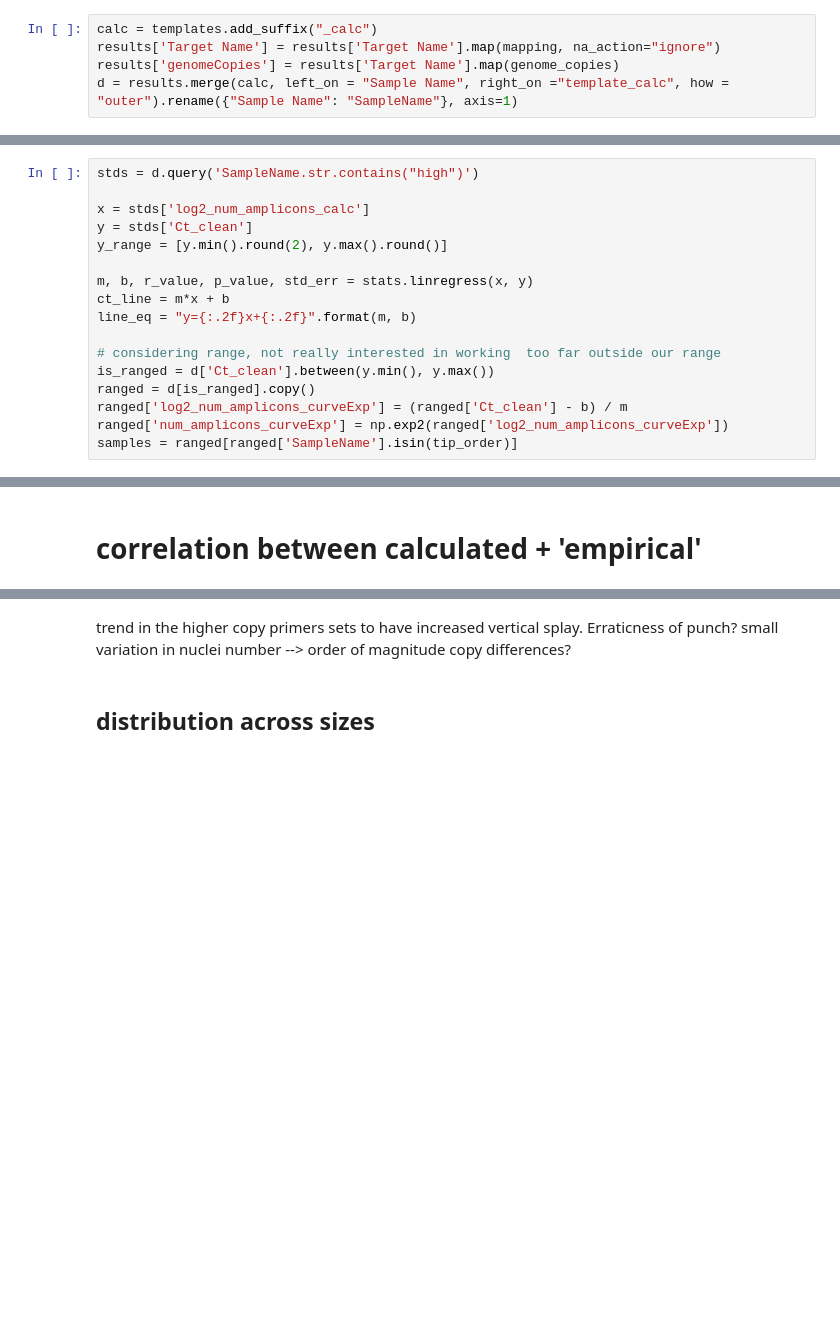
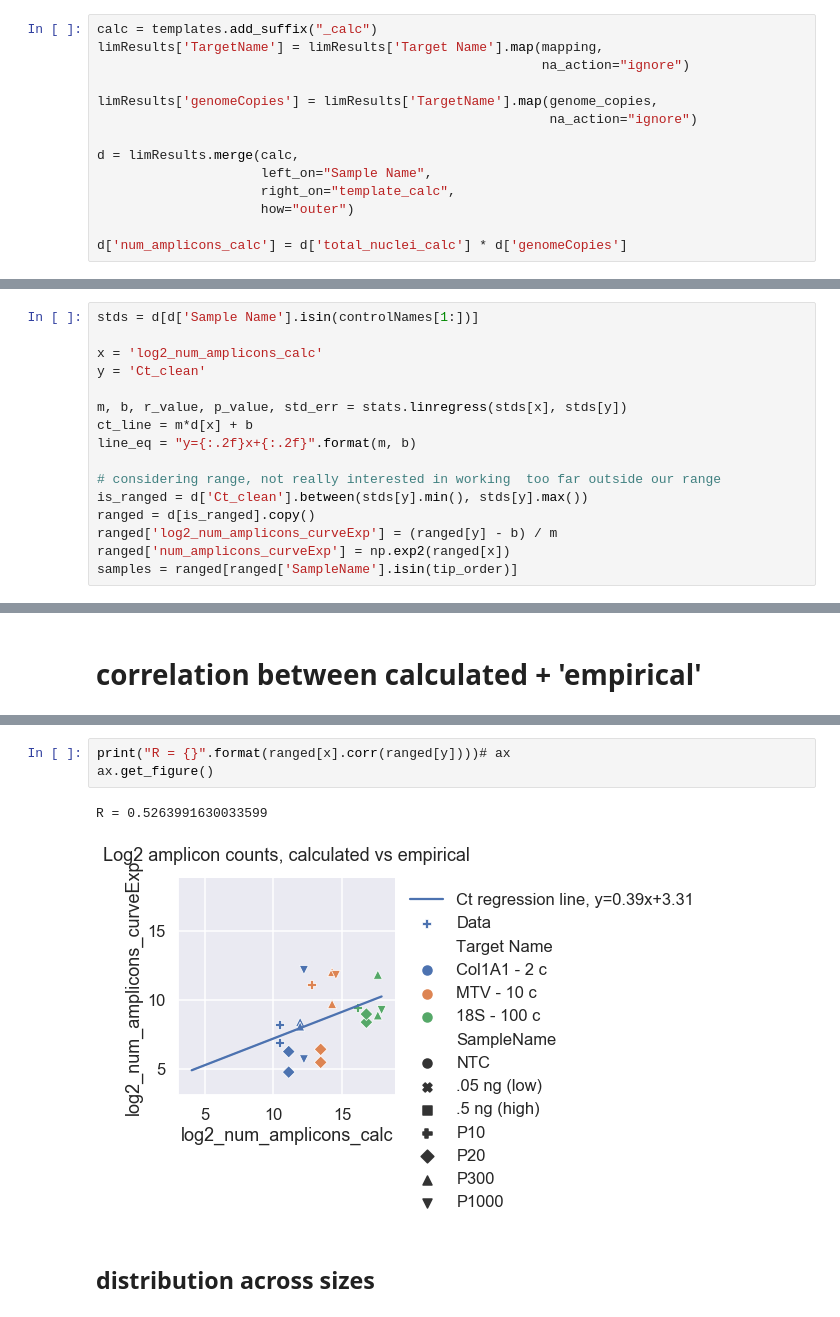
Before and after one commit to kathleenleeper/inSituSequencing, a Jupyter notebook: 200812_ampliconStdCurve-v4/v4_analysis.ipynb, the cells around one changed output, grey strips where cells are left out. Drawn from its saved outputs; the diff is of its cells as text; blank space fills up the shorter version.

```diff
--- a/200812_ampliconStdCurve-v4/v4_analysis.ipynb
+++ b/200812_ampliconStdCurve-v4/v4_analysis.ipynb
@@ -258,7 +290,16 @@ mapping = {
     "L1 - 3000 c": 'L1'}
 # %%
 calc = templates.add_suffix("_calc")
-results['Target Name'] = results['Target Name'].map(mapping, na_action="ignore")
-results['genomeCopies'] = results['Target Name'].map(genome_copies)
-d = results.merge(calc, left_on = "Sample Name", right_on ="template_calc", how = "outer").rename({"Sample Name": "SampleName"}, axis=1)
+limResults['TargetName'] = limResults['Target Name'].map(mapping,
+                                                         na_action="ignore")
+
+limResults['genomeCopies'] = limResults['TargetName'].map(genome_copies,
+                                                          na_action="ignore")
+
+d = limResults.merge(calc,
+                     left_on="Sample Name",
+                     right_on="template_calc",
+                     how="outer")
+
+d['num_amplicons_calc'] = d['total_nuclei_calc'] * d['genomeCopies']
 # %%
@@ -275,20 +307,19 @@ d.tail()[['Well', 'SampleName', 'Target Name', 'Ct_clean', 'genomeCopies', 'num_
 # %% [markdown]
 ## Linear regression to standards
 # %%
-stds = d.query('SampleName.str.contains("high")')
+stds = d[d['Sample Name'].isin(controlNames[1:])]
 
-x = stds['log2_num_amplicons_calc']
-y = stds['Ct_clean']
-y_range = [y.min().round(2), y.max().round()]
+x = 'log2_num_amplicons_calc'
+y = 'Ct_clean'
 
-m, b, r_value, p_value, std_err = stats.linregress(x, y)
-ct_line = m*x + b
+m, b, r_value, p_value, std_err = stats.linregress(stds[x], stds[y])
+ct_line = m*d[x] + b
 line_eq = "y={:.2f}x+{:.2f}".format(m, b)
 
 # considering range, not really interested in working  too far outside our range
-is_ranged = d['Ct_clean'].between(y.min(), y.max())
+is_ranged = d['Ct_clean'].between(stds[y].min(), stds[y].max())
 ranged = d[is_ranged].copy()
-ranged['log2_num_amplicons_curveExp'] = (ranged['Ct_clean'] - b) / m
-ranged['num_amplicons_curveExp'] = np.exp2(ranged['log2_num_amplicons_curveExp'])
+ranged['log2_num_amplicons_curveExp'] = (ranged[y] - b) / m
+ranged['num_amplicons_curveExp'] = np.exp2(ranged[x])
 samples = ranged[ranged['SampleName'].isin(tip_order)]
 # %%
@@ -360,5 +401,9 @@ R = 0.512344941369809
-# %% [markdown]
-trend in the higher copy primers sets to have increased vertical splay. Erraticness of punch? small variation in nuclei number --> order of magnitude copy differences?
+# %%
+print("R = {}".format(ranged[x].corr(ranged[y])))# ax
+ax.get_figure()
+# %% [output]
+R = 0.5263991630033599
+[figure, added]
 # %% [markdown]
 ## distribution across sizes
 # %%
```
Also changed, not shown: parts of 41 cells of this notebook, 1 other file.
